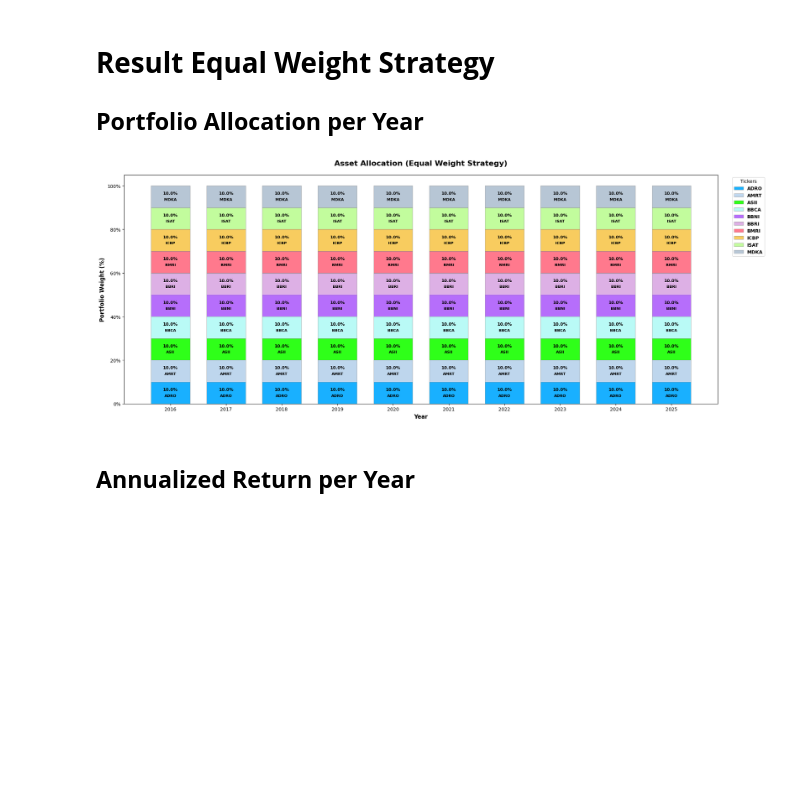
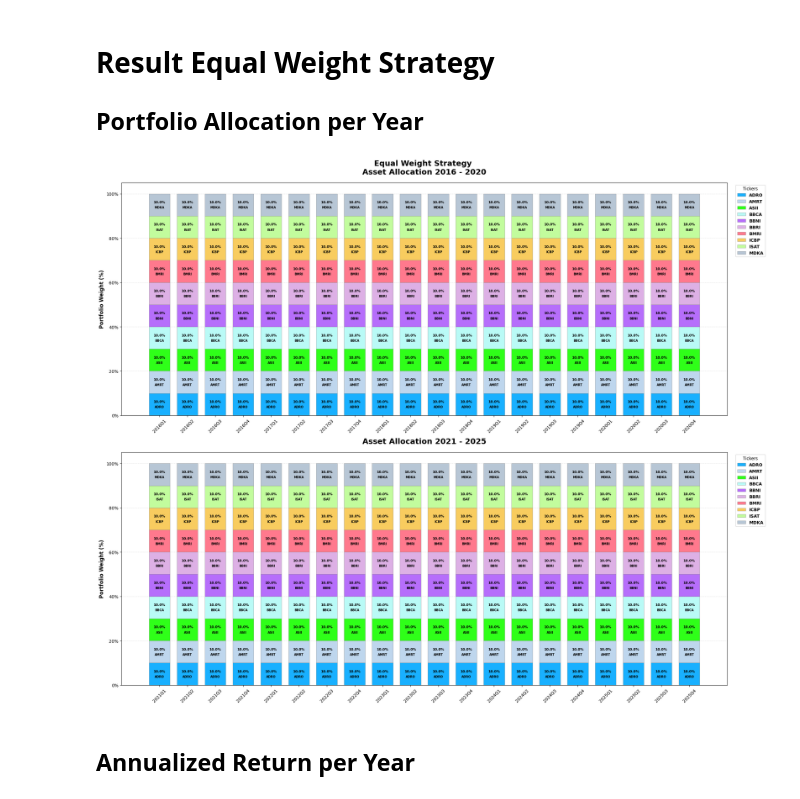
Before and after one commit to MatthewSebastian15/Automated-Portfolio-Management, a Jupyter notebook: Indonesian_Blue_Chip_Stocks/Model & Result.ipynb, the cells around one changed output. Cells and saved outputs as stored; diff of their text form; code cells hidden in the pictures; blank space fills up the shorter version.

```diff
--- a/Indonesian_Blue_Chip_Stocks/Model & Result.ipynb
+++ b/Indonesian_Blue_Chip_Stocks/Model & Result.ipynb
@@ -1141,56 +942,57 @@ plt.show()
 
 ## **Portfolio Allocation per Year**
 # %%
-num_assets = len(TICKERS)
+quarterly_periods = weights_df.index.to_period('Q').unique()
 active_assets = TICKERS[:10]
 equal_weight = 1.0 / len(active_assets)
-years = yearly_weights.index
 ew_weights_data = {}
 
 for ticker in TICKERS:
     name = ticker.replace(".JK", "")
     if ticker in active_assets:
-        ew_weights_data[name] = [equal_weight] * len(years)
+        ew_weights_data[name] = [equal_weight] * len(quarterly_periods)
     else:
-        ew_weights_data[name] = [0.0] * len(years)
+        ew_weights_data[name] = [0.0] * len(quarterly_periods)
 
-yearly_ew_weights = pd.DataFrame(ew_weights_data, index=years)
+quarterly_ew_weights = pd.DataFrame(ew_weights_data, index=quarterly_periods)
+fig, (ax1, ax2) = plt.subplots(2, 1, figsize=(22, 18), facecolor="white")
 
-fig, ax = plt.subplots(figsize=(20, 8), facecolor="white")
-bottom = np.zeros(len(years))
+def plot_quarterly_ew(ax, data_subset, title):
+    bottom = np.zeros(len(data_subset))
+    periods_str = [str(p) for p in data_subset.index]
 
-for ticker_name in yearly_ew_weights.columns:
-    values = yearly_ew_weights[ticker_name].values
+    for ticker_name in data_subset.columns:
+        values = data_subset[ticker_name].values
+        if np.all(values == 0):
+            continue
 
-    if np.all(values == 0):
-        continue
+        current_color = COLOR_MASTER_MAP.get(ticker_name, '#D1D8E0')
+        ax.bar(periods_str, values, bottom=bottom, label=ticker_name, color=current_color, alpha=0.9, edgecolor="grey", linewidth=0.5, width=0.75)
 
-    current_color = COLOR_MASTER_MAP.get(ticker_name, '#D1D8E0')
+        for j, val in enumerate(values):
+            if val > 0:
+                y_pos = bottom[j] + val / 2
+                ax.text(j, y_pos + 0.005, f"{val*100:.1f}%", ha="center", va="bottom", fontsize=8, fontweight="bold", color="black")
+                ax.text(j, y_pos - 0.005, ticker_name, ha="center", va="top", fontsize=7, fontweight="bold", color="black")
 
-    ax.bar(years, values, bottom=bottom, label=ticker_name, color=current_color, alpha=0.9, edgecolor="grey", linewidth=0.5, width=0.7)
+        bottom = bottom + values.astype(float)
 
-    for j, val in enumerate(values):
-        if val > 0:
-            y_pos = bottom[j] + val / 2
-            ax.text(years[j], y_pos + 0.005, f"{val*100:.1f}%", ha="center", va="bottom", fontsize=9, fontweight="bold", color="black")
-            ax.text(years[j], y_pos - 0.005, ticker_name, ha="center", va="top", fontsize=8, fontweight="bold", color="black")
+    ax.set_title(title, fontsize=18, fontweight="bold", pad=20)
+    ax.set_ylabel("Portfolio Weight (%)", fontsize=12, fontweight="bold")
+    ax.yaxis.set_major_formatter(FuncFormatter(lambda y, _: f"{y:.0%}"))
+    ax.set_ylim(0, 1.05)
+    ax.tick_params(axis='x', rotation=45, labelsize=10)
+    ax.legend(title="Tickers", bbox_to_anchor=(1.01, 1), loc="upper left", frameon=True, prop={'weight': 'bold'})
+    ax.grid(axis='y', linestyle='--', alpha=0.3)
 
-    bottom = bottom + values.astype(float)
-
-ax.set_title("Asset Allocation (Equal Weight Strategy)", fontsize=16, fontweight="bold", pad=20)
-ax.set_xlabel("Year", fontsize=12, fontweight="bold")
-ax.set_ylabel("Portfolio Weight (%)", fontsize=12, fontweight="bold")
-
-from matplotlib.ticker import FuncFormatter
-ax.yaxis.set_major_formatter(FuncFormatter(lambda y, _: f"{y:.0%}"))
-
-ax.set_ylim(0, 1.05)
-ax.set_xticks(years)
-ax.legend(title="Tickers", bbox_to_anchor=(1.02, 1), loc="upper left", frameon=True, prop={'weight': 'bold'})
+df_16_20 = quarterly_ew_weights[(quarterly_ew_weights.index.year >= 2016) & (quarterly_ew_weights.index.year <= 2020)]
+df_21_25 = quarterly_ew_weights[(quarterly_ew_weights.index.year >= 2021) & (quarterly_ew_weights.index.year <= 2025)]
+plot_quarterly_ew(ax1, df_16_20, "Equal Weight Strategy \n Asset Allocation 2016 - 2020 ")
+plot_quarterly_ew(ax2, df_21_25, "Asset Allocation 2021 - 2025")
 plt.tight_layout()
 plt.show()
 # %% [output]
-[figure, old version]
+[figure, new version]
 # %% [markdown]
 ## **Annualized Return per Year**
 # %%
```
Also changed, not shown: parts of 24 cells of this notebook.
